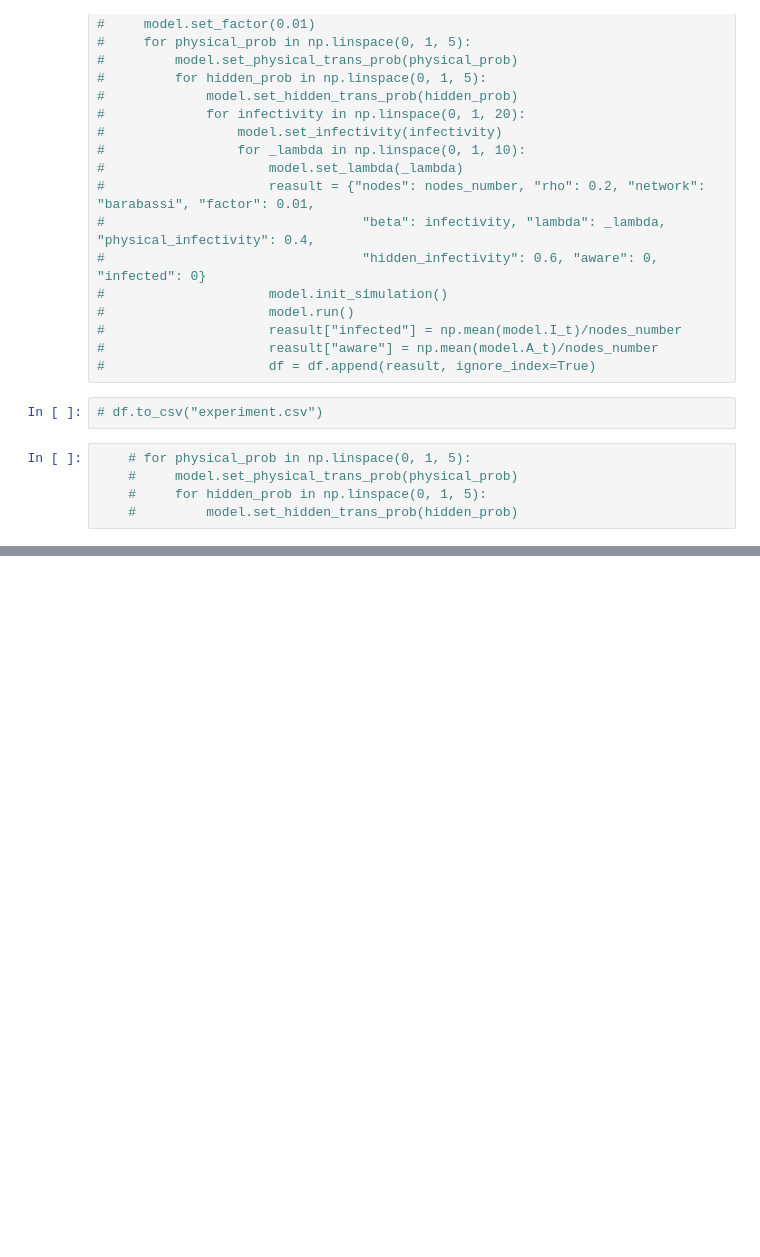
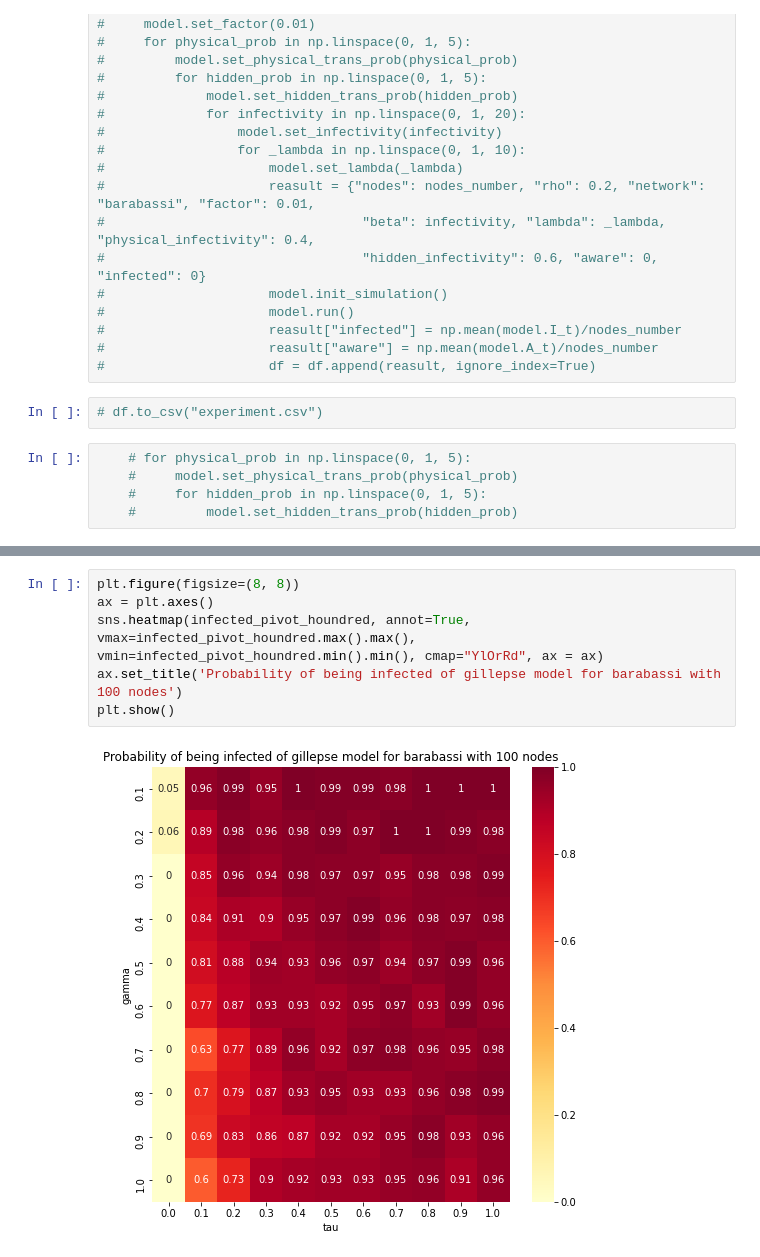
Before and after one commit to kk0walski/network_science, a Jupyter notebook: notebook.ipynb, the cells around one changed output, grey strips where cells are left out. Drawn from its saved outputs; the diff is of its cells as text; blank space fills up the shorter version.

```diff
--- a/notebook.ipynb
+++ b/notebook.ipynb
@@ -132,0 +174,8 @@ for network_name in ["hiv", "school", "infectious"]:
+# %%
+plt.figure(figsize=(8, 8))
+ax = plt.axes()
+sns.heatmap(infected_pivot_houndred, annot=True, vmax=infected_pivot_houndred.max().max(), vmin=infected_pivot_houndred.min().min(), cmap="YlOrRd", ax = ax)
+ax.set_title('Probability of being infected of gillepse model for barabassi with 100 nodes')
+plt.show()
+# %% [output]
+[figure, added]
```
Also changed, not shown: parts of 5 cells of this notebook, 2 other files.
